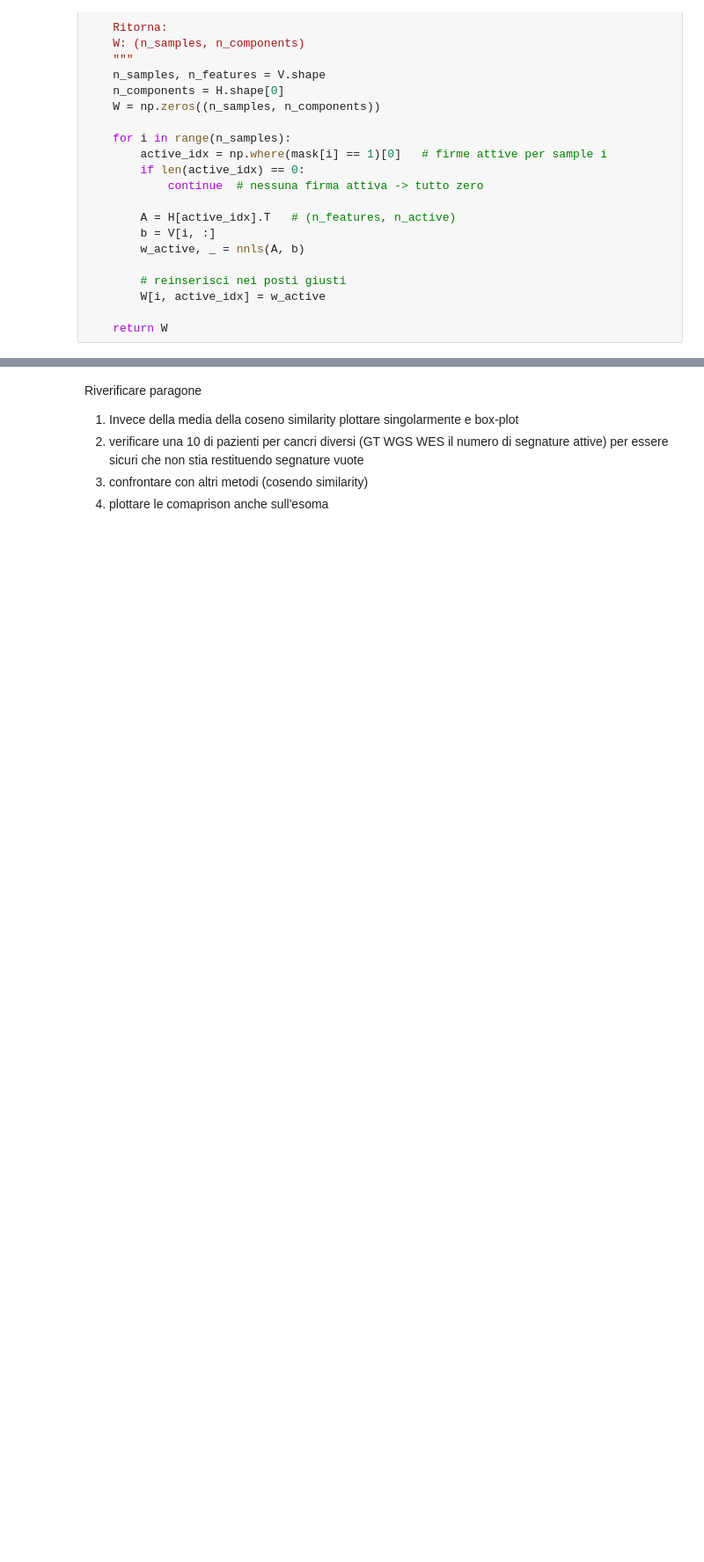
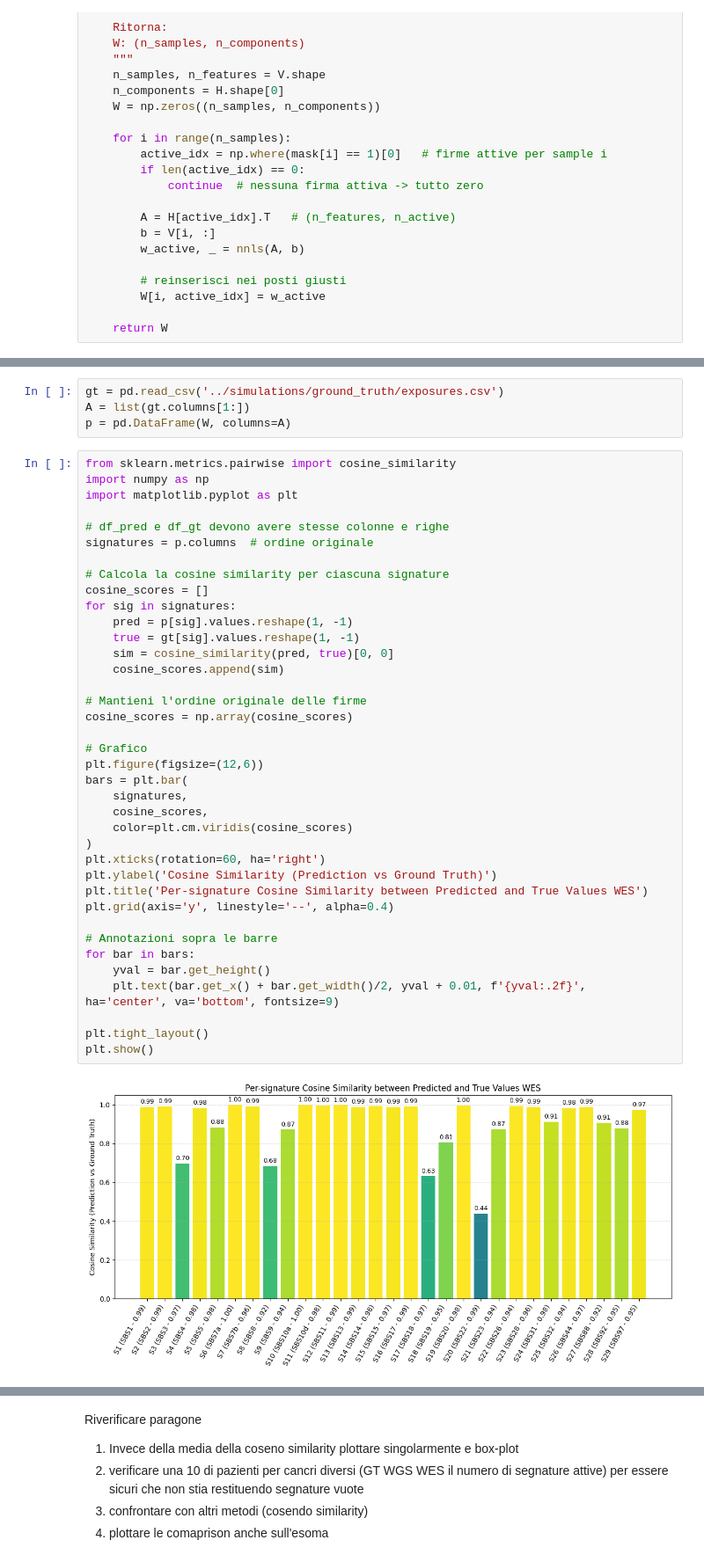
Before and after one commit to MassimoZarantonello2/SignatureInference, a Jupyter notebook: scripts/4_predict_exposure_values.ipynb, the cells around one changed output, grey strips where cells are left out. Shown at 88% size. Cells and saved outputs as stored; diff of their text form; blank space fills up the shorter version.

```diff
--- a/scripts/4_predict_exposure_values.ipynb
+++ b/scripts/4_predict_exposure_values.ipynb
@@ -151,0 +141,44 @@ Cosine similarity: 0.9792429159613691
+# %%
+gt = pd.read_csv('../simulations/ground_truth/exposures.csv')
+A = list(gt.columns[1:])
+p = pd.DataFrame(W, columns=A)
+# %%
+from sklearn.metrics.pairwise import cosine_similarity
+import numpy as np
+import matplotlib.pyplot as plt
+
+# df_pred e df_gt devono avere stesse colonne e righe
+signatures = p.columns  # ordine originale
+
+# Calcola la cosine similarity per ciascuna signature
+cosine_scores = []
+for sig in signatures:
+    pred = p[sig].values.reshape(1, -1)
+    true = gt[sig].values.reshape(1, -1)
+    sim = cosine_similarity(pred, true)[0, 0]
+    cosine_scores.append(sim)
+
+# Mantieni l'ordine originale delle firme
+cosine_scores = np.array(cosine_scores)
+
+# Grafico
+plt.figure(figsize=(12,6))
+bars = plt.bar(
+    signatures,
+    cosine_scores,
+    color=plt.cm.viridis(cosine_scores)
+)
+plt.xticks(rotation=60, ha='right')
+plt.ylabel('Cosine Similarity (Prediction vs Ground Truth)')
+plt.title('Per-signature Cosine Similarity between Predicted and True Values WES')
+plt.grid(axis='y', linestyle='--', alpha=0.4)
+
+# Annotazioni sopra le barre
+for bar in bars:
+    yval = bar.get_height()
+    plt.text(bar.get_x() + bar.get_width()/2, yval + 0.01, f'{yval:.2f}', ha='center', va='bottom', fontsize=9)
+
+plt.tight_layout()
+plt.show()
+# %% [output]
+[figure, added]
```
Also changed, not shown: parts of 9 cells of this notebook, 10 other files.
